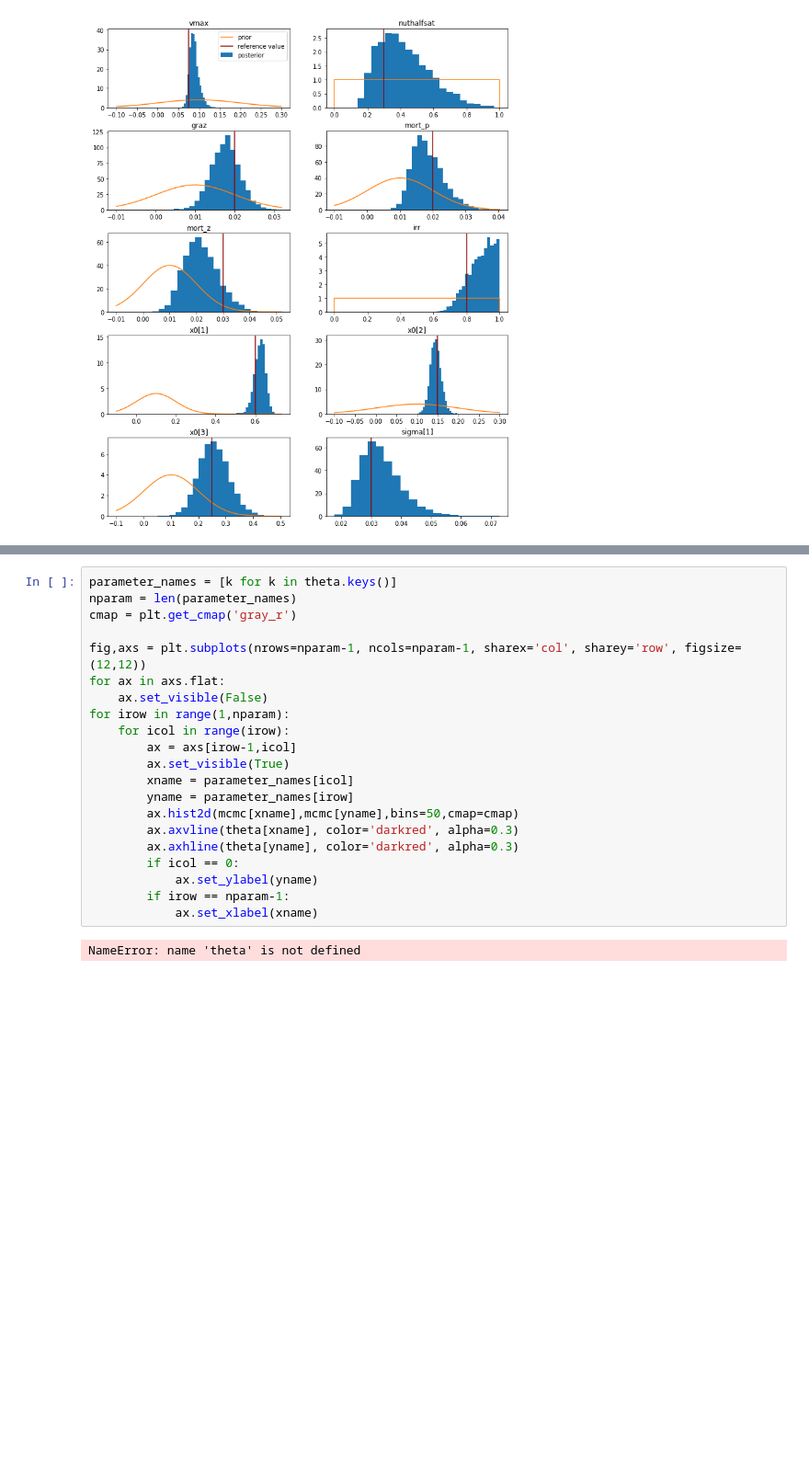
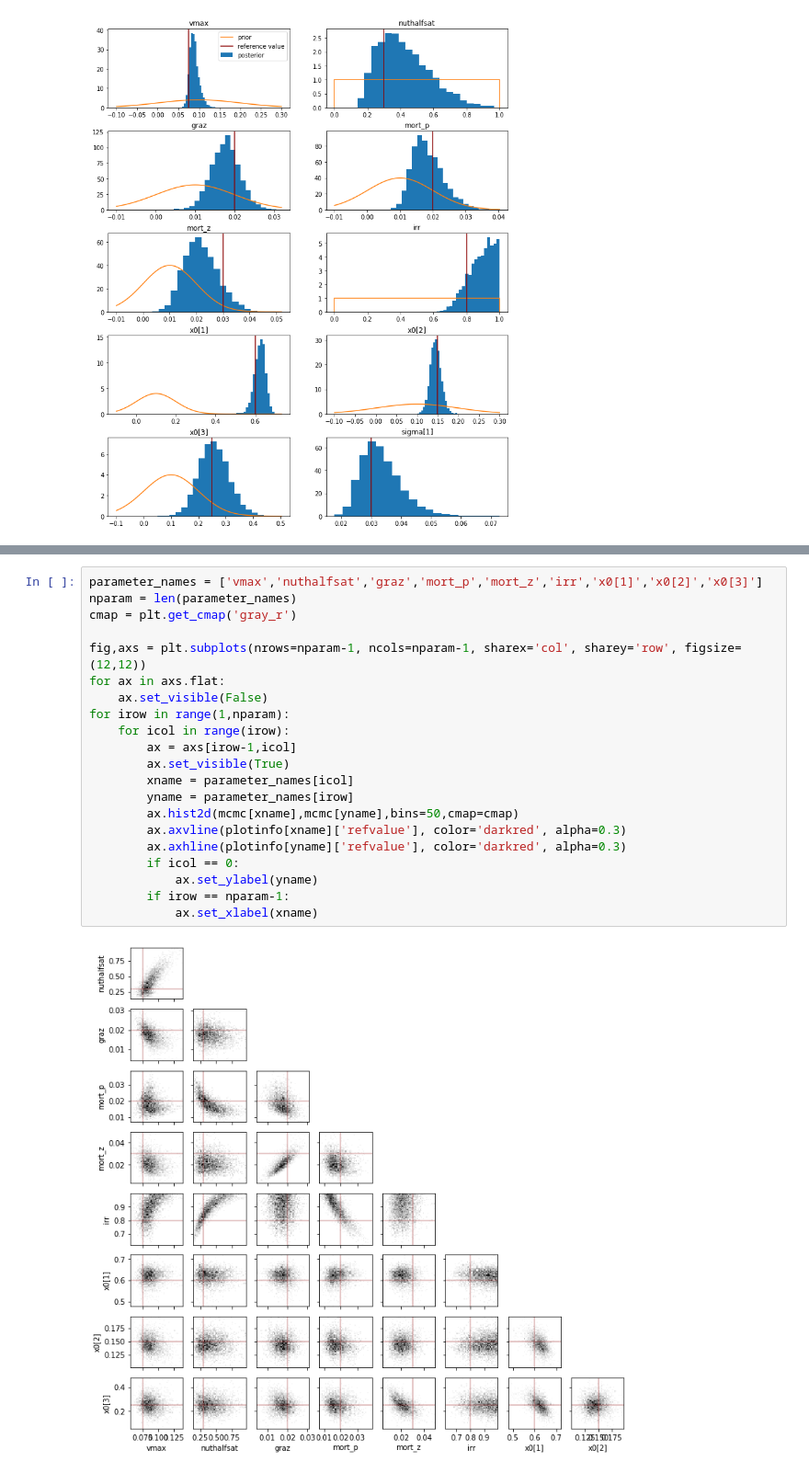
Before and after one commit to gregbritten/BayesianEcosystems_IAP, a Jupyter notebook: notebooks/npz_stan.ipynb, the cells around one changed output, grey strips where cells are left out. Shown at 92% size. Saved outputs shown, nothing was run; the diff lists cells and outputs as text; blank space fills up the shorter version.

```diff
--- a/notebooks/npz_stan.ipynb
+++ b/notebooks/npz_stan.ipynb
@@ -280,23 +279,23 @@ WARNING:matplotlib.legend:No handles with labels found to put in legend.
 # %%
-parameter_names = [k for k in theta.keys()]
+parameter_names = ['vmax','nuthalfsat','graz','mort_p','mort_z','irr','x0[1]','x0[2]','x0[3]']
 nparam = len(parameter_names)
 cmap = plt.get_cmap('gray_r')
 
 fig,axs = plt.subplots(nrows=nparam-1, ncols=nparam-1, sharex='col', sharey='row', figsize=(12,12))
 for ax in axs.flat:
     ax.set_visible(False)
 for irow in range(1,nparam):
     for icol in range(irow):
         ax = axs[irow-1,icol]
         ax.set_visible(True)
         xname = parameter_names[icol]
         yname = parameter_names[irow]
         ax.hist2d(mcmc[xname],mcmc[yname],bins=50,cmap=cmap)
-        ax.axvline(theta[xname], color='darkred', alpha=0.3)
-        ax.axhline(theta[yname], color='darkred', alpha=0.3)
+        ax.axvline(plotinfo[xname]['refvalue'], color='darkred', alpha=0.3)
+        ax.axhline(plotinfo[yname]['refvalue'], color='darkred', alpha=0.3)
         if icol == 0:
             ax.set_ylabel(yname)
         if irow == nparam-1:
             ax.set_xlabel(xname)
 # %% [output]
-NameError: name 'theta' is not defined
+[figure, added]
```
Also changed, not shown: parts of 3 cells of this notebook.
